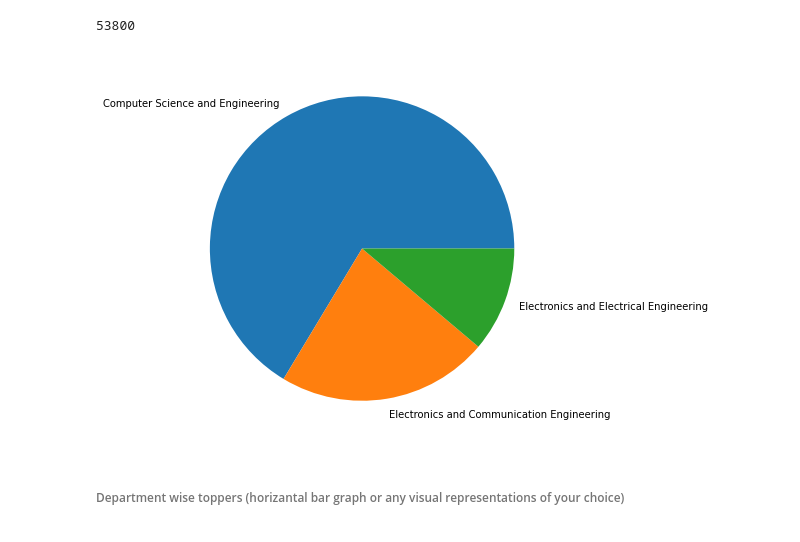
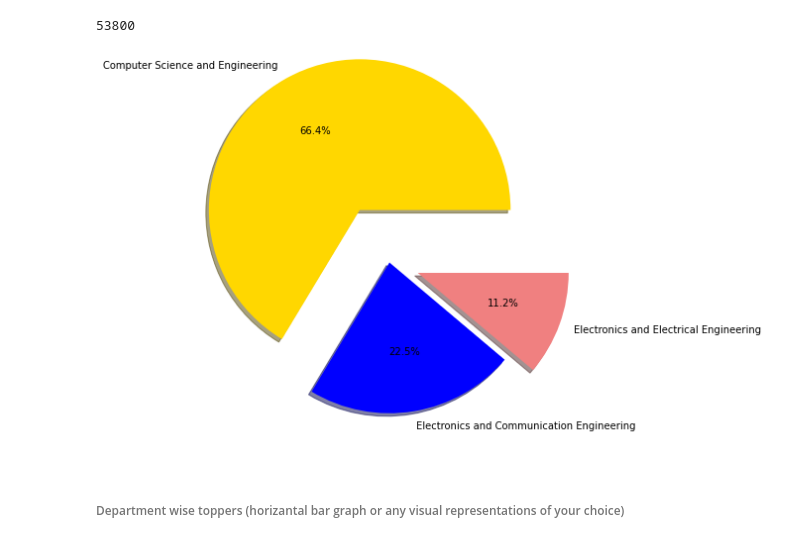
Before and after one commit to githubshathik/GUVI-Task-4, a Jupyter notebook: GUVI_task4.ipynb, the cells around one changed output. Saved outputs shown, nothing was run; the diff lists cells and outputs as text; code cells hidden in the pictures.

```diff
--- a/GUVI_task4.ipynb
+++ b/GUVI_task4.ipynb
@@ -139,6 +139,8 @@ y
 | 117 | XY Z | -1.0 | -1.0 | 0 | 0 | Computer Science and Engineering | 0 | 20.0 | ... |
 | 118 | Hariharan | -1.0 | -1.0 | 0 | 0 | Computer Science and Engineering | 0 | -1.0 | ... |
 119 rows × 9 columns
+# %%
+y=pd.DataFrame(y)
 # %%
 y.describe()
 # %% [output]
@@ -391,15 +381,15 @@ s3
 # %%
 
 data=[s1,s2,s3]
 
 # Creating plot
 fig = plt.figure(figsize =(10, 7))
-plt.pie(data, labels = t1)
+plt.pie(data, labels = t1,explode=(0.4,0,0.2),colors=['gold','blue','lightcoral'],autopct=('%1.1f%%'),shadow=True)
 
 # show plot
 plt.show()
 # %% [output]
-[figure, old version]
+[figure, new version]
 # %% [markdown]
 ###### Department wise toppers (horizantal bar graph or any visual representations of your choice)
 # %%
```
Also changed, not shown: parts of 8 cells of this notebook.
